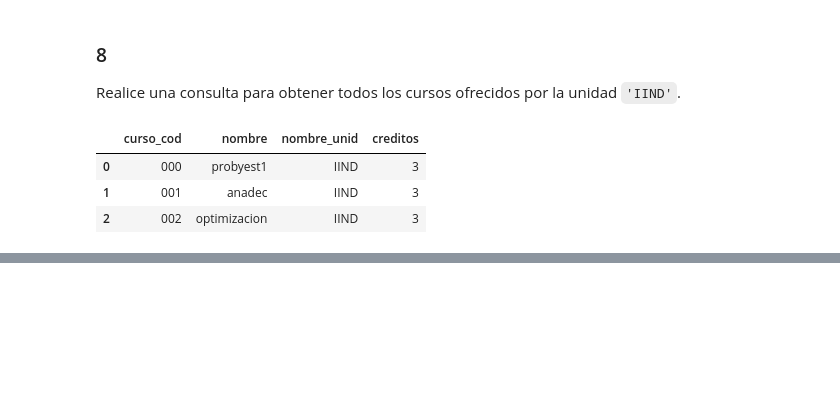
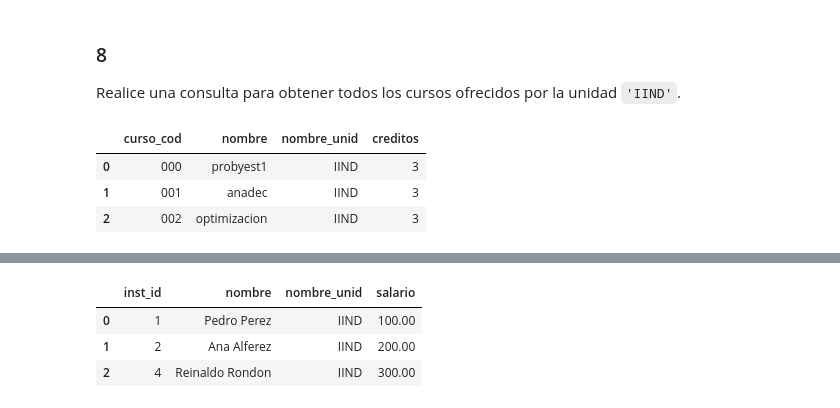
Before and after one commit to AnaliticaComputacional-2023-10/Taller7, a Jupyter notebook: Taller 7 - Solución.ipynb, the cells around one changed output, grey strips where cells are left out. Cells and saved outputs as stored; diff of their text form; code cells hidden in the pictures; blank space fills up the shorter version.

```diff
--- a/Taller 7 - Solución.ipynb
+++ b/Taller 7 - Solución.ipynb
@@ -233,0 +384,13 @@ df
+# %%
+query = """
+SELECT *
+FROM instructor
+WHERE nombre_unid LIKE 'I%'
+;"""
+df = pdsql(query, connection)
+df
+# %% [output]
+|  | inst_id | nombre | nombre_unid | salario |
+| 0 | 1 | Pedro Perez | IIND | 100.00 |
+| 1 | 2 | Ana Alferez | IIND | 200.00 |
+| 2 | 4 | Reinaldo Rondon | IIND | 300.00 |
```
Also changed, not shown: parts of 20 cells of this notebook.
